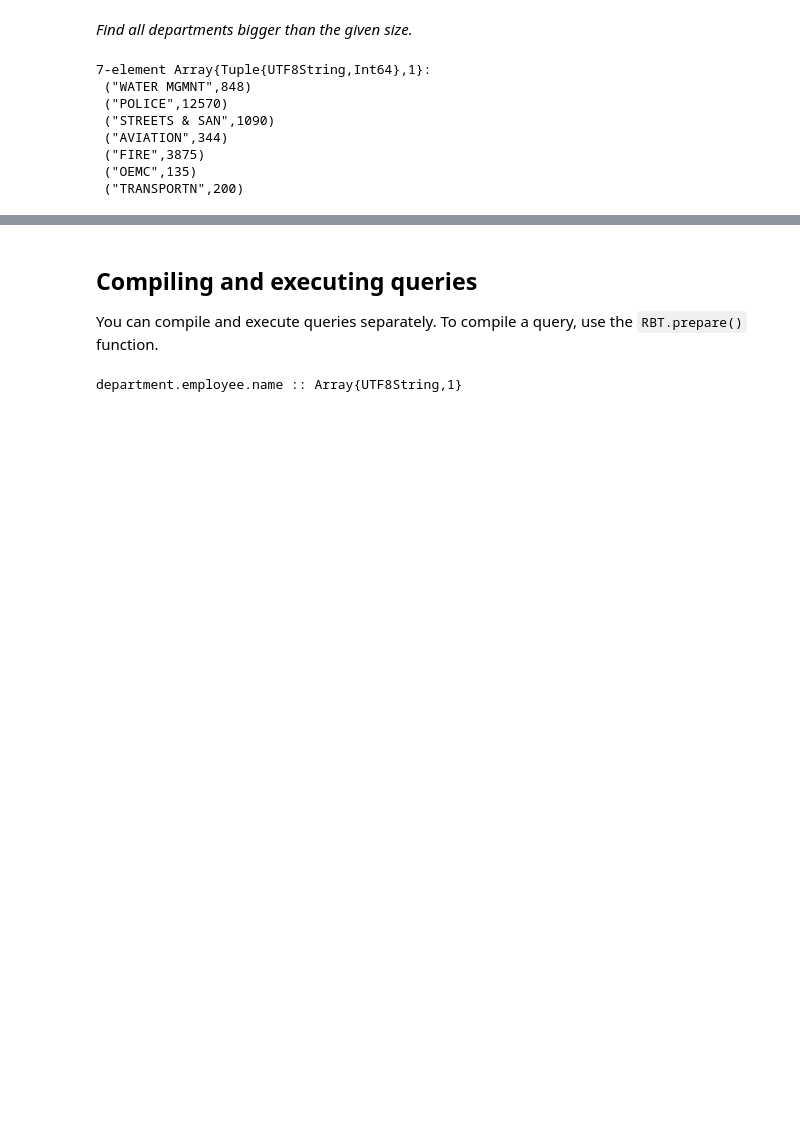
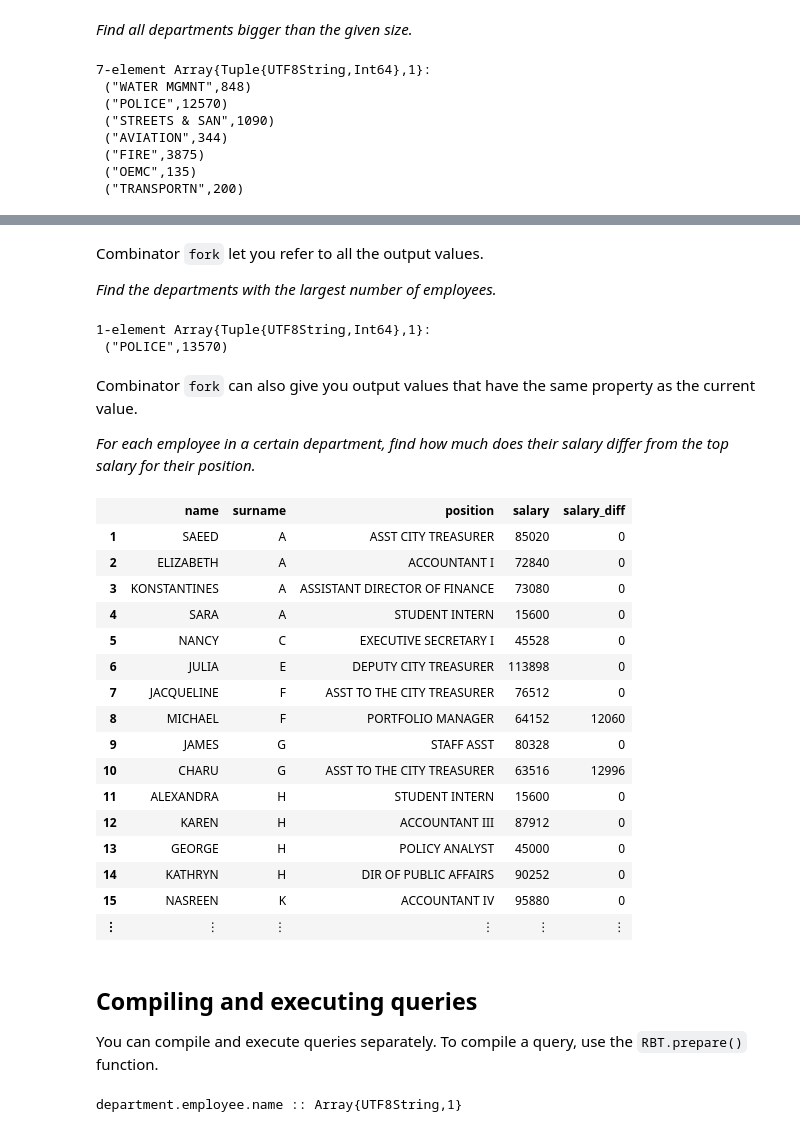
Before and after one commit to rbt-lang/rbt-proto, a Jupyter notebook: jl/demo/citydb-with-rabbit.ipynb, the cells around one changed output, grey strips where cells are left out. Saved outputs shown, nothing was run; the diff lists cells and outputs as text; code cells hidden in the pictures; blank space fills up the shorter version.

Commit message:
Added temporal combinators.

```diff
--- a/jl/demo/citydb-with-rabbit.ipynb
+++ b/jl/demo/citydb-with-rabbit.ipynb
@@ -1317,3 +1489,49 @@ Nullable(("TERRY",36,[("TERRY","A","TRANSPORTN","FOREMAN OF CONSTRUCTION LABORER
+# %% [markdown]
+Combinator `fork` let you refer to all the output values.
+
+*Find the departments with the largest number of employees.*
+# %%
+@query(
+    department
+    :define(size => count(employee))
+    :filter(size == max(fork.size))
+    :select(name, size))
+# %% [output]
+1-element Array{Tuple{UTF8String,Int64},1}:
+ ("POLICE",13570)
+# %% [markdown]
+Combinator `fork` can also give you output values that have the same property as the current value.
+
+*For each employee in a certain department, find how much does their salary differ from the top salary for their position.*
+# %%
+@query(
+    employee
+    :filter(department.name == DEPT)
+    :dataframe(
+        name,
+        surname,
+        position,
+        salary,
+        salary_diff => max(fork(position).salary)-salary),
+    DEPT="TREASURER")
+# %% [output]
+|  | name | surname | position | salary | salary_diff |
+| 1 | SAEED | A | ASST CITY TREASURER | 85020 | 0 |
+| 2 | ELIZABETH | A | ACCOUNTANT I | 72840 | 0 |
+| 3 | KONSTANTINES | A | ASSISTANT DIRECTOR OF FINANCE | 73080 | 0 |
+| 4 | SARA | A | STUDENT INTERN | 15600 | 0 |
+| 5 | NANCY | C | EXECUTIVE SECRETARY I | 45528 | 0 |
+| 6 | JULIA | E | DEPUTY CITY TREASURER | 113898 | 0 |
+| 7 | JACQUELINE | F | ASST TO THE CITY TREASURER | 76512 | 0 |
+| 8 | MICHAEL | F | PORTFOLIO MANAGER | 64152 | 12060 |
+| 9 | JAMES | G | STAFF ASST | 80328 | 0 |
+| 10 | CHARU | G | ASST TO THE CITY TREASURER | 63516 | 12996 |
+| 11 | ALEXANDRA | H | STUDENT INTERN | 15600 | 0 |
+| 12 | KAREN | H | ACCOUNTANT III | 87912 | 0 |
+| 13 | GEORGE | H | POLICY ANALYST | 45000 | 0 |
+| 14 | KATHRYN | H | DIR OF PUBLIC AFFAIRS | 90252 | 0 |
+| 15 | NASREEN | K | ACCOUNTANT IV | 95880 | 0 |
+| ⋮ | ⋮ | ⋮ | ⋮ | ⋮ | ⋮ |
 # %% [markdown]
 ## Compiling and executing queries
 You can compile and execute queries separately.  To compile a query, use the `RBT.prepare()` function.
```
Also changed, not shown: parts of 15 cells of this notebook, 8 other files.
